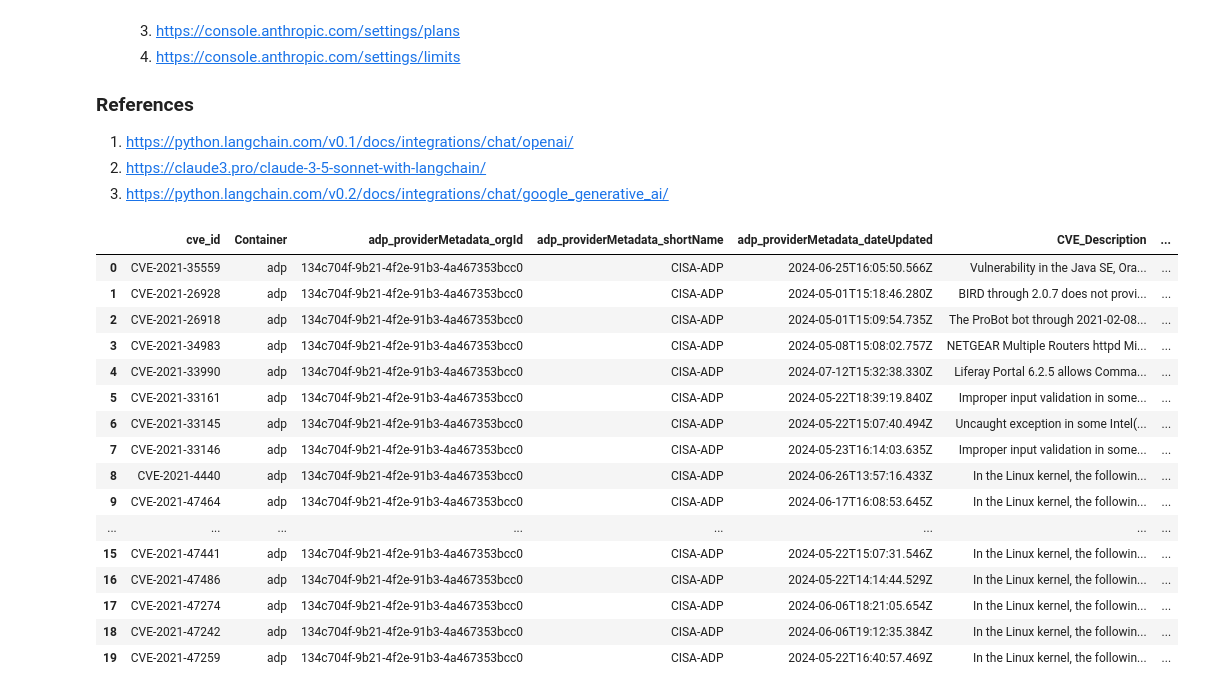
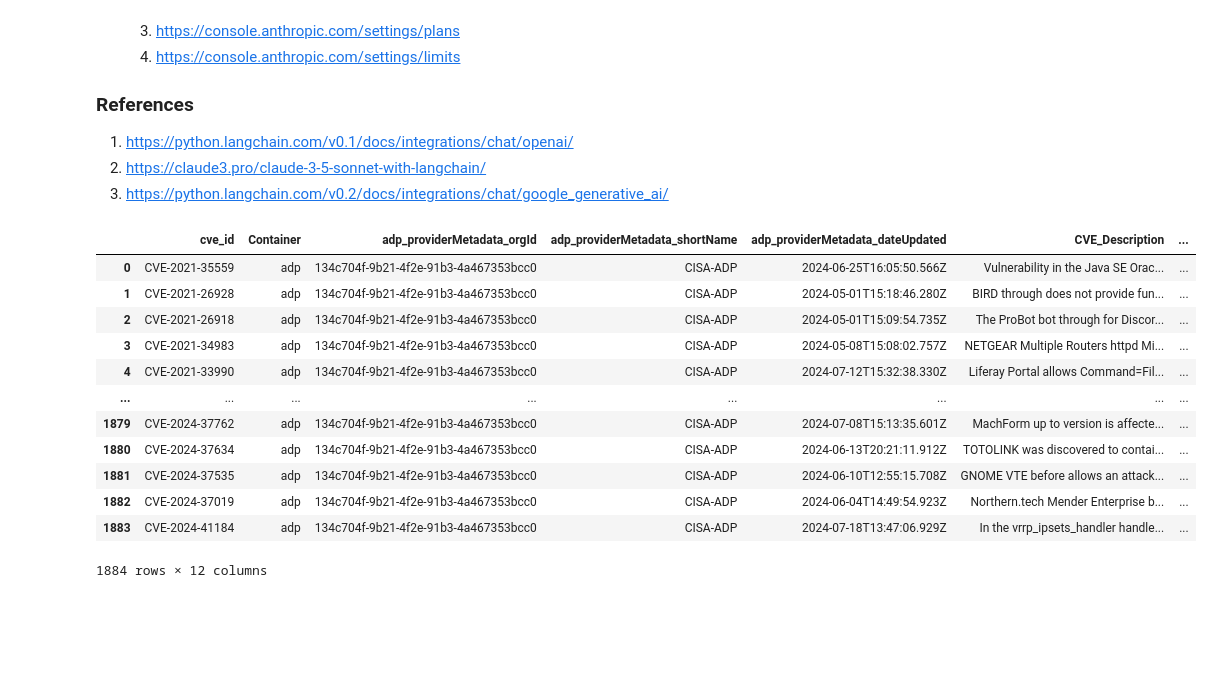
Before and after one commit to CyberSecAI/CWEMap, a Jupyter notebook: llm_consensus.ipynb, the cells around one changed output. Drawn from its saved outputs; the diff is of its cells as text; code cells hidden in the pictures; blank space fills up the shorter version.

Commit message:
consensus rc

```diff
--- a/llm_consensus.ipynb
+++ b/llm_consensus.ipynb
@@ -62,9 +63,12 @@ from langchain.output_parsers import StructuredOutputParser, ResponseSchema
 from langchain.schema import AIMessage
 from concurrent.futures import ThreadPoolExecutor, as_completed
 # %%
-cwe_only_cisa_adp_input_file_path = './data_out/extracted_cwe_info_cisa_adp_only.csv' # Entries with CWEs only
+
+cwe_only_cisa_adp_input_file_path = 'data_out/extracted_cwe_info_cisa_adp_linux_only.csv'  # Entries with CWEs only
 llm_consensus_file_path = './data_out/llm_consensus.csv'
-batch_size=10 # number of entries per batch.
+llm_consensus_file_path_sorted = './data_out/llm_consensus_sorted.csv'
+
+batch_size=10 # number of entries per batch i.e. number of CVE-CWE pairs in a prompt
 MAX_WORKERS=3 # threads
 # %%
 
@@ -91,26 +95,22 @@ except FileNotFoundError:
     print("Error: CSV file not found.")
     exit(1)
 # %%
-df=df[:20] # for test purposes take the first N rows only
+#df=df[:20] # for test purposes take the first N rows only
 df
 # %% [output]
 |  | cve_id | Container | adp_providerMetadata_orgId | adp_providerMetadata_shortName | adp_providerMetadata_dateUpdated | CVE_Description | ... |
-| 0 | CVE-2021-35559 | adp | 134c704f-9b21-4f2e-91b3-4a467353bcc0 | CISA-ADP | 2024-06-25T16:05:50.566Z | Vulnerability in the Java SE, Ora... | ... |
-| 1 | CVE-2021-26928 | adp | 134c704f-9b21-4f2e-91b3-4a467353bcc0 | CISA-ADP | 2024-05-01T15:18:46.280Z | BIRD through 2.0.7 does not provi... | ... |
-| 2 | CVE-2021-26918 | adp | 134c704f-9b21-4f2e-91b3-4a467353bcc0 | CISA-ADP | 2024-05-01T15:09:54.735Z | The ProBot bot through 2021-02-08... | ... |
+| 0 | CVE-2021-35559 | adp | 134c704f-9b21-4f2e-91b3-4a467353bcc0 | CISA-ADP | 2024-06-25T16:05:50.566Z | Vulnerability in the Java SE Orac... | ... |
+| 1 | CVE-2021-26928 | adp | 134c704f-9b21-4f2e-91b3-4a467353bcc0 | CISA-ADP | 2024-05-01T15:18:46.280Z | BIRD through does not provide fun... | ... |
+| 2 | CVE-2021-26918 | adp | 134c704f-9b21-4f2e-91b3-4a467353bcc0 | CISA-ADP | 2024-05-01T15:09:54.735Z | The ProBot bot through for Discor... | ... |
 | 3 | CVE-2021-34983 | adp | 134c704f-9b21-4f2e-91b3-4a467353bcc0 | CISA-ADP | 2024-05-08T15:08:02.757Z | NETGEAR Multiple Routers httpd Mi... | ... |
-| 4 | CVE-2021-33990 | adp | 134c704f-9b21-4f2e-91b3-4a467353bcc0 | CISA-ADP | 2024-07-12T15:32:38.330Z | Liferay Portal 6.2.5 allows Comma... | ... |
-| 5 | CVE-2021-33161 | adp | 134c704f-9b21-4f2e-91b3-4a467353bcc0 | CISA-ADP | 2024-05-22T18:39:19.840Z | Improper input validation in some... | ... |
-| 6 | CVE-2021-33145 | adp | 134c704f-9b21-4f2e-91b3-4a467353bcc0 | CISA-ADP | 2024-05-22T15:07:40.494Z | Uncaught exception in some Intel(... | ... |
-| 7 | CVE-2021-33146 | adp | 134c704f-9b21-4f2e-91b3-4a467353bcc0 | CISA-ADP | 2024-05-23T16:14:03.635Z | Improper input validation in some... | ... |
-| 8 | CVE-2021-4440 | adp | 134c704f-9b21-4f2e-91b3-4a467353bcc0 | CISA-ADP | 2024-06-26T13:57:16.433Z | In the Linux kernel, the followin... | ... |
-| 9 | CVE-2021-47464 | adp | 134c704f-9b21-4f2e-91b3-4a467353bcc0 | CISA-ADP | 2024-06-17T16:08:53.645Z | In the Linux kernel, the followin... | ... |
+| 4 | CVE-2021-33990 | adp | 134c704f-9b21-4f2e-91b3-4a467353bcc0 | CISA-ADP | 2024-07-12T15:32:38.330Z | Liferay Portal allows Command=Fil... | ... |
 | ... | ... | ... | ... | ... | ... | ... | ... |
-| 15 | CVE-2021-47441 | adp | 134c704f-9b21-4f2e-91b3-4a467353bcc0 | CISA-ADP | 2024-05-22T15:07:31.546Z | In the Linux kernel, the followin... | ... |
-| 16 | CVE-2021-47486 | adp | 134c704f-9b21-4f2e-91b3-4a467353bcc0 | CISA-ADP | 2024-05-22T14:14:44.529Z | In the Linux kernel, the followin... | ... |
-| 17 | CVE-2021-47274 | adp | 134c704f-9b21-4f2e-91b3-4a467353bcc0 | CISA-ADP | 2024-06-06T18:21:05.654Z | In the Linux kernel, the followin... | ... |
-| 18 | CVE-2021-47242 | adp | 134c704f-9b21-4f2e-91b3-4a467353bcc0 | CISA-ADP | 2024-06-06T19:12:35.384Z | In the Linux kernel, the followin... | ... |
-| 19 | CVE-2021-47259 | adp | 134c704f-9b21-4f2e-91b3-4a467353bcc0 | CISA-ADP | 2024-05-22T16:40:57.469Z | In the Linux kernel, the followin... | ... |
+| 1879 | CVE-2024-37762 | adp | 134c704f-9b21-4f2e-91b3-4a467353bcc0 | CISA-ADP | 2024-07-08T15:13:35.601Z | MachForm up to version is affecte... | ... |
+| 1880 | CVE-2024-37634 | adp | 134c704f-9b21-4f2e-91b3-4a467353bcc0 | CISA-ADP | 2024-06-13T20:21:11.912Z | TOTOLINK was discovered to contai... | ... |
+| 1881 | CVE-2024-37535 | adp | 134c704f-9b21-4f2e-91b3-4a467353bcc0 | CISA-ADP | 2024-06-10T12:55:15.708Z | GNOME VTE before allows an attack... | ... |
+| 1882 | CVE-2024-37019 | adp | 134c704f-9b21-4f2e-91b3-4a467353bcc0 | CISA-ADP | 2024-06-04T14:49:54.923Z | Northern.tech Mender Enterprise b... | ... |
+| 1883 | CVE-2024-41184 | adp | 134c704f-9b21-4f2e-91b3-4a467353bcc0 | CISA-ADP | 2024-07-18T13:47:06.929Z | In the vrrp_ipsets_handler handle... | ... |
+1884 rows × 12 columns
 # %%
 # Set up LangChain for LLM interactions
 
```
Also changed, not shown: parts of 14 cells of this notebook, 14 other files.
